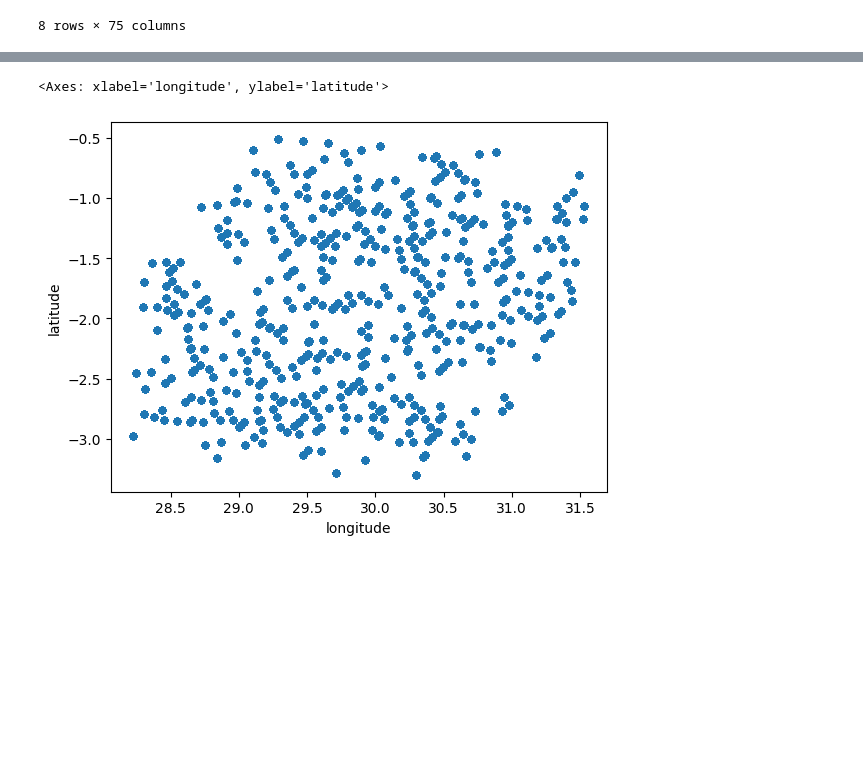
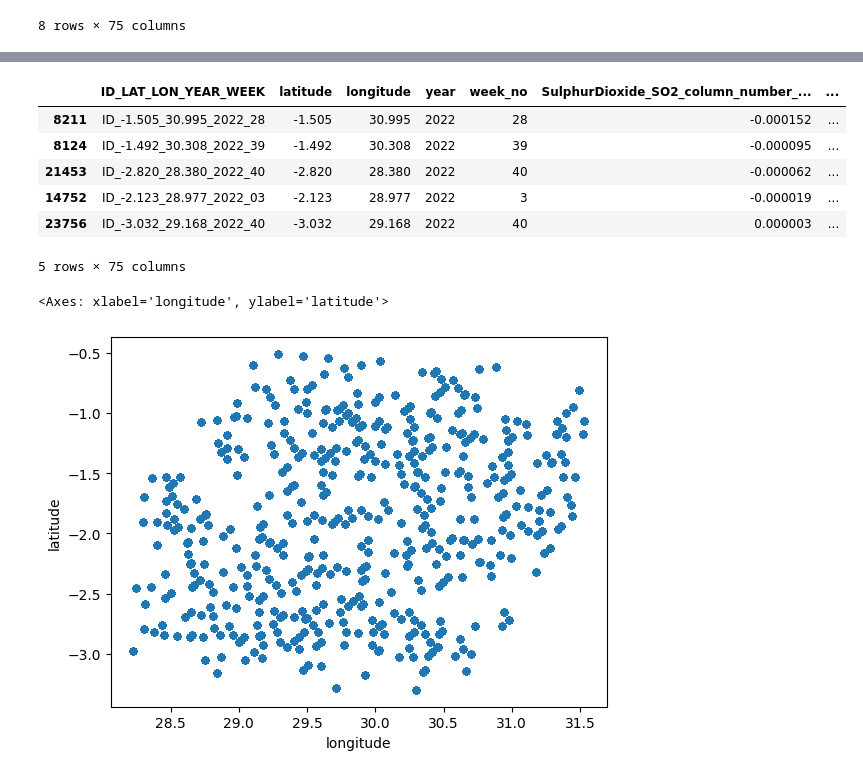
Before and after one commit to Yodazon/Kaggle, a Jupyter notebook: Competitions/Predict CO2 Emissions in Rwanda/CO2.ipynb, the cells around one changed output, grey strips where cells are left out. Drawn from its saved outputs; the diff is of its cells as text; code cells hidden in the pictures; blank space fills up the shorter version.

```diff
--- a/Competitions/Predict CO2 Emissions in Rwanda/CO2.ipynb
+++ b/Competitions/Predict CO2 Emissions in Rwanda/CO2.ipynb
@@ -53,4 +53,14 @@ df_train.sample(5)
 5 rows × 76 columns
+# %%
+df_test.sample(5)
+# %% [output]
+|  | ID_LAT_LON_YEAR_WEEK | latitude | longitude | year | week_no | SulphurDioxide_SO2_column_number_... | ... |
+| 8211 | ID_-1.505_30.995_2022_28 | -1.505 | 30.995 | 2022 | 28 | -0.000152 | ... |
+| 8124 | ID_-1.492_30.308_2022_39 | -1.492 | 30.308 | 2022 | 39 | -0.000095 | ... |
+| 21453 | ID_-2.820_28.380_2022_40 | -2.820 | 28.380 | 2022 | 40 | -0.000062 | ... |
+| 14752 | ID_-2.123_28.977_2022_03 | -2.123 | 28.977 | 2022 | 3 | -0.000019 | ... |
+| 23756 | ID_-3.032_29.168_2022_40 | -3.032 | 29.168 | 2022 | 40 | 0.000003 | ... |
+5 rows × 75 columns
 # %%
 df_train.plot(x="longitude", y ="latitude", kind ="scatter" )
 # %% [output]
```
Also changed, not shown: parts of 1 cell of this notebook.
